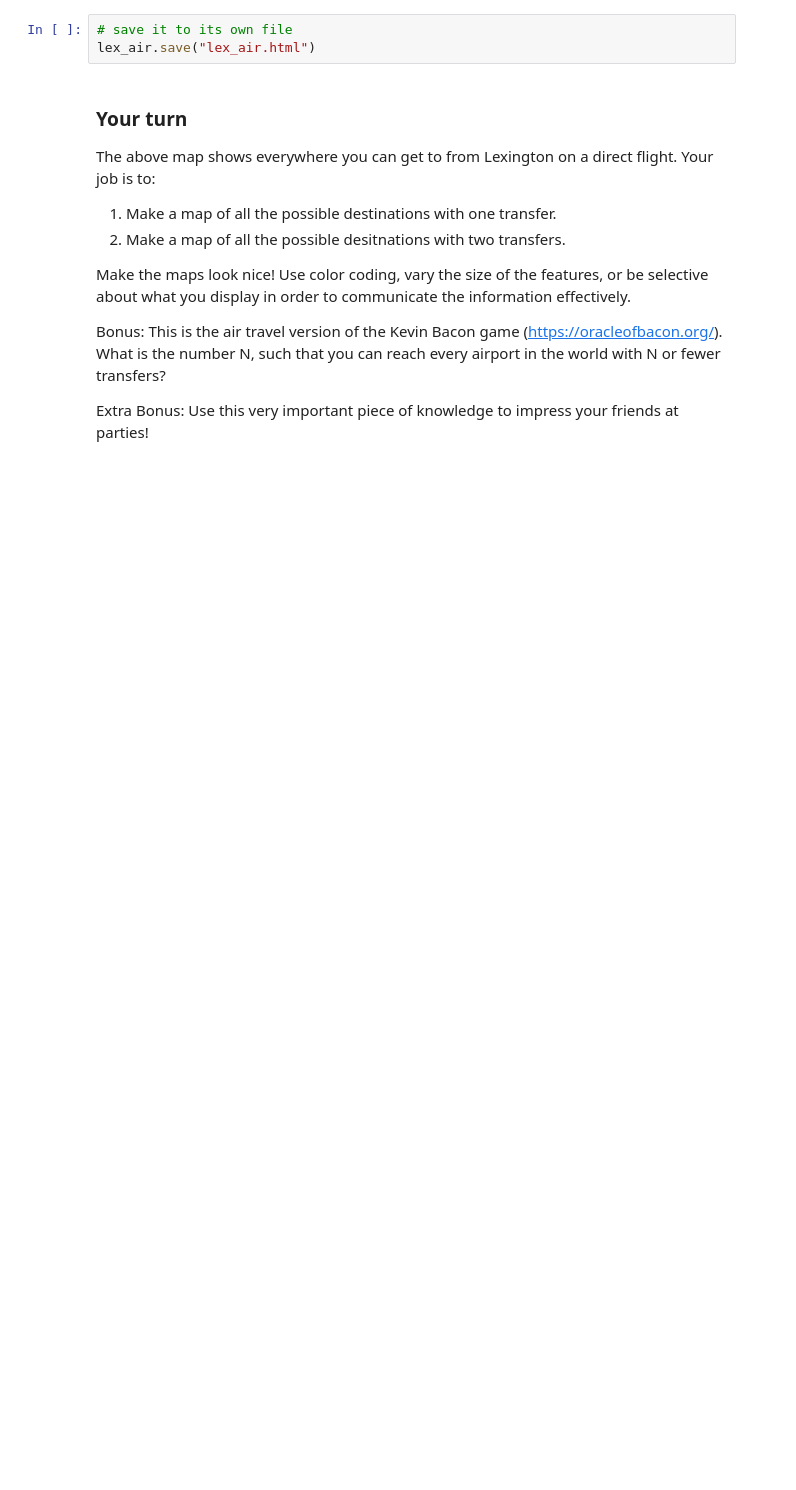
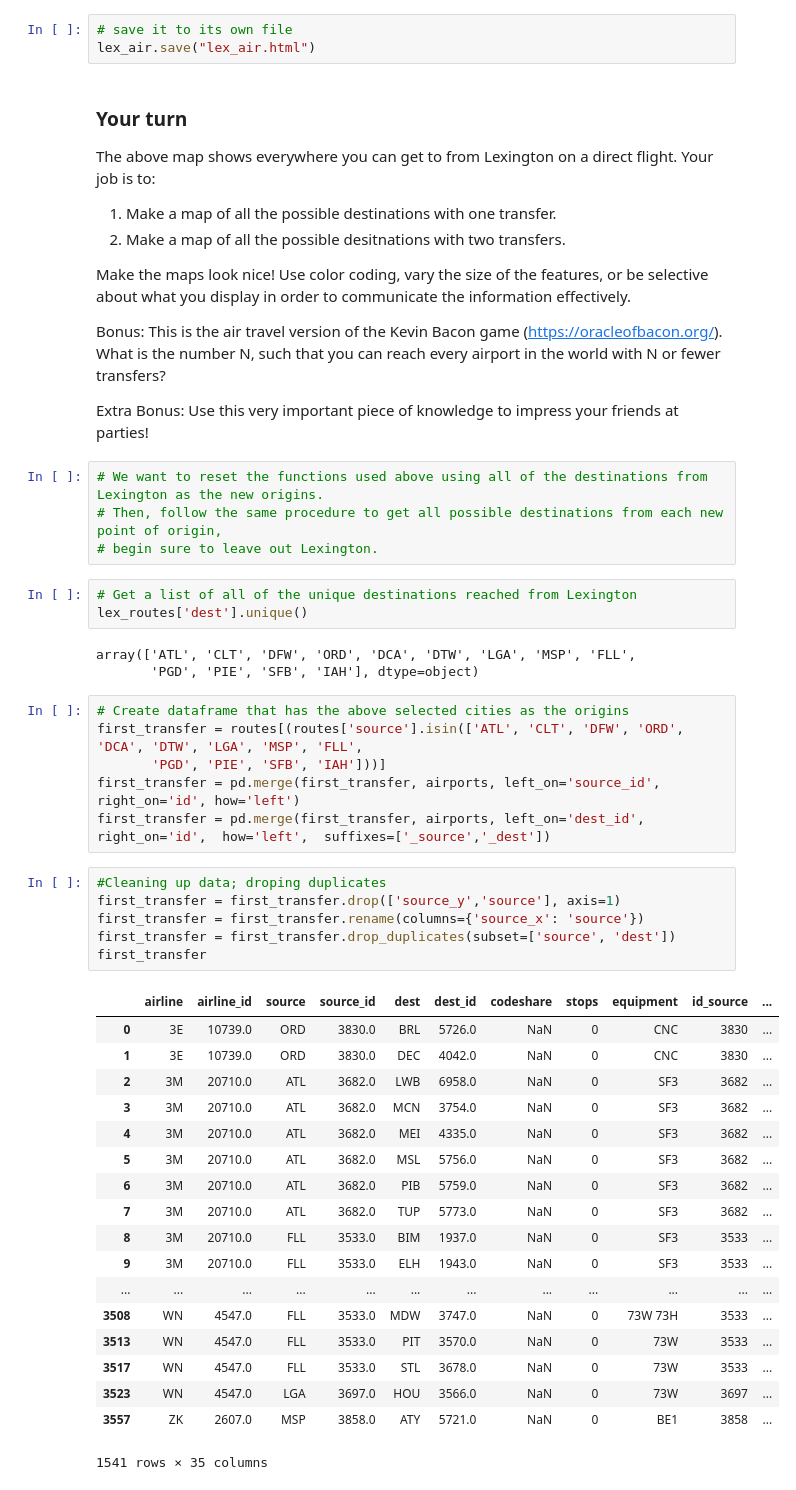
Before and after one commit to MDavis34/ce599, a Jupyter notebook: 08-Mapping/interactive-mapping.ipynb, the cells around one changed output. Saved outputs shown, nothing was run; the diff lists cells and outputs as text; blank space fills up the shorter version.

```diff
--- a/08-Mapping/interactive-mapping.ipynb
+++ b/08-Mapping/interactive-mapping.ipynb
@@ -480,3 +480,44 @@ Make the maps look nice!  Use color coding, vary the size of the features, or be
 Bonus: This is the air travel version of the Kevin Bacon game (https://oracleofbacon.org/).  What is the number N, such that you can reach every airport in the world with N or fewer transfers?
 
 Extra Bonus: Use this very important piece of knowledge to impress your friends at parties!
+# %%
+# We want to reset the functions used above using all of the destinations from Lexington as the new origins.
+# Then, follow the same procedure to get all possible destinations from each new point of origin,
+# begin sure to leave out Lexington.
+# %%
+# Get a list of all of the unique destinations reached from Lexington
+lex_routes['dest'].unique()
+# %% [output]
+array(['ATL', 'CLT', 'DFW', 'ORD', 'DCA', 'DTW', 'LGA', 'MSP', 'FLL',
+       'PGD', 'PIE', 'SFB', 'IAH'], dtype=object)
+# %%
+# Create dataframe that has the above selected cities as the origins
+first_transfer = routes[(routes['source'].isin(['ATL', 'CLT', 'DFW', 'ORD', 'DCA', 'DTW', 'LGA', 'MSP', 'FLL',
+       'PGD', 'PIE', 'SFB', 'IAH']))]
+first_transfer = pd.merge(first_transfer, airports, left_on='source_id', right_on='id', how='left')
+first_transfer = pd.merge(first_transfer, airports, left_on='dest_id',  right_on='id',  how='left',  suffixes=['_source','_dest'])
+# %%
+#Cleaning up data; droping duplicates
+first_transfer = first_transfer.drop(['source_y','source'], axis=1)
+first_transfer = first_transfer.rename(columns={'source_x': 'source'})
+first_transfer = first_transfer.drop_duplicates(subset=['source', 'dest'])
+first_transfer
+# %% [output]
+|  | airline | airline_id | source | source_id | dest | dest_id | codeshare | stops | equipment | id_source | ... |
+| 0 | 3E | 10739.0 | ORD | 3830.0 | BRL | 5726.0 | NaN | 0 | CNC | 3830 | ... |
+| 1 | 3E | 10739.0 | ORD | 3830.0 | DEC | 4042.0 | NaN | 0 | CNC | 3830 | ... |
+| 2 | 3M | 20710.0 | ATL | 3682.0 | LWB | 6958.0 | NaN | 0 | SF3 | 3682 | ... |
+| 3 | 3M | 20710.0 | ATL | 3682.0 | MCN | 3754.0 | NaN | 0 | SF3 | 3682 | ... |
+| 4 | 3M | 20710.0 | ATL | 3682.0 | MEI | 4335.0 | NaN | 0 | SF3 | 3682 | ... |
+| 5 | 3M | 20710.0 | ATL | 3682.0 | MSL | 5756.0 | NaN | 0 | SF3 | 3682 | ... |
+| 6 | 3M | 20710.0 | ATL | 3682.0 | PIB | 5759.0 | NaN | 0 | SF3 | 3682 | ... |
+| 7 | 3M | 20710.0 | ATL | 3682.0 | TUP | 5773.0 | NaN | 0 | SF3 | 3682 | ... |
+| 8 | 3M | 20710.0 | FLL | 3533.0 | BIM | 1937.0 | NaN | 0 | SF3 | 3533 | ... |
+| 9 | 3M | 20710.0 | FLL | 3533.0 | ELH | 1943.0 | NaN | 0 | SF3 | 3533 | ... |
+| ... | ... | ... | ... | ... | ... | ... | ... | ... | ... | ... | ... |
+| 3508 | WN | 4547.0 | FLL | 3533.0 | MDW | 3747.0 | NaN | 0 | 73W 73H | 3533 | ... |
+| 3513 | WN | 4547.0 | FLL | 3533.0 | PIT | 3570.0 | NaN | 0 | 73W | 3533 | ... |
+| 3517 | WN | 4547.0 | FLL | 3533.0 | STL | 3678.0 | NaN | 0 | 73W | 3533 | ... |
+| 3523 | WN | 4547.0 | LGA | 3697.0 | HOU | 3566.0 | NaN | 0 | 73W | 3697 | ... |
+| 3557 | ZK | 2607.0 | MSP | 3858.0 | ATY | 5721.0 | NaN | 0 | BE1 | 3858 | ... |
+1541 rows × 35 columns
```
Also changed, not shown: parts of 6 cells of this notebook.
